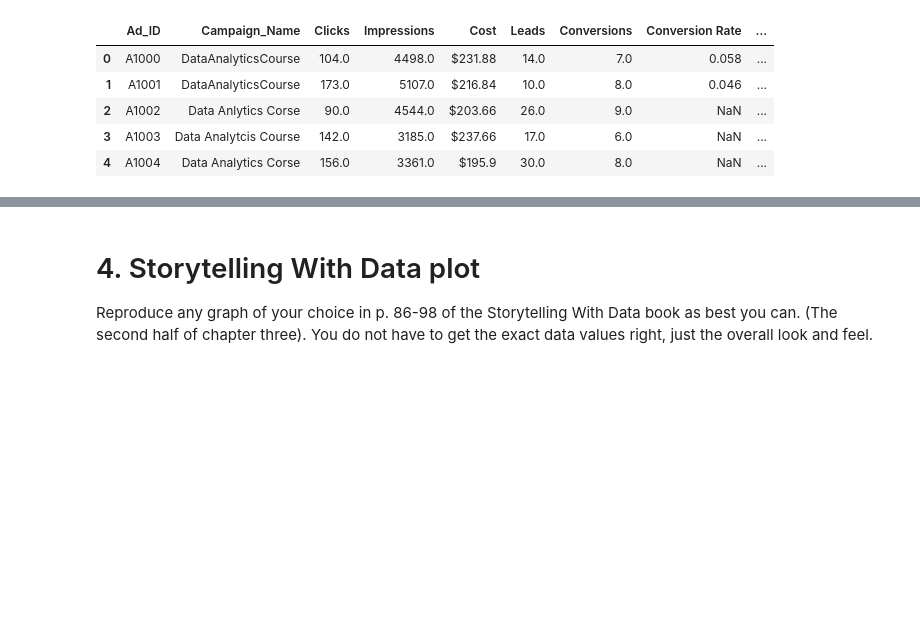
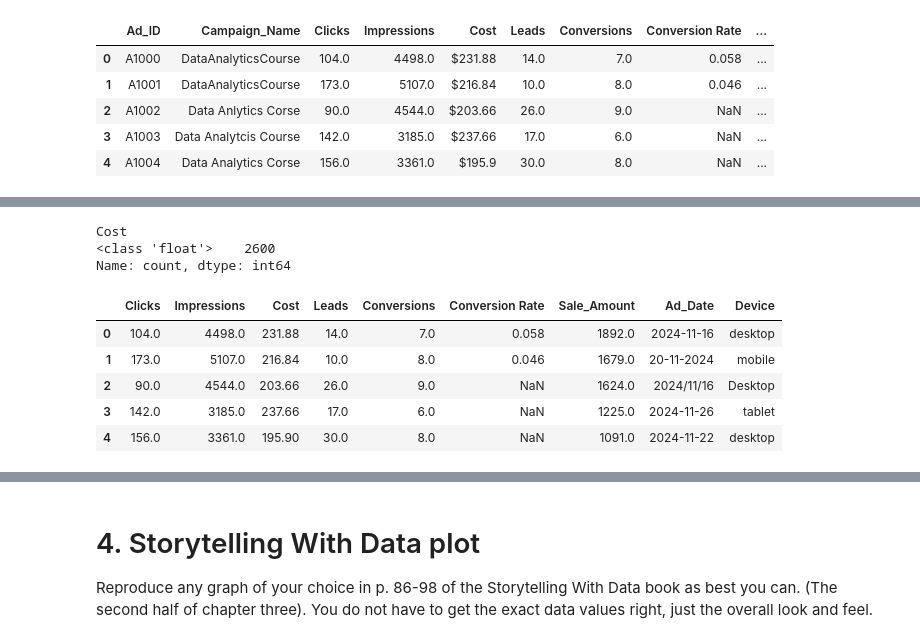
Before and after one commit to chenmichael2/MOD-B-O2, a Jupyter notebook: Week6.ipynb, the cells around one changed output, grey strips where cells are left out. Saved outputs shown, nothing was run; the diff lists cells and outputs as text; code cells hidden in the pictures; blank space fills up the shorter version.

```diff
--- a/Week6.ipynb
+++ b/Week6.ipynb
@@ -88,0 +124,7 @@ df.head()
+# %%
+s = df_clean["Cost"]
+s.apply(type).value_counts()
+# %% [output]
+Cost
+<class 'float'>    2600
+Name: count, dtype: int64
@@ -88,0 +134,9 @@ df.head()
+# %%
+df_clean.head()
+# %% [output]
+|  | Clicks | Impressions | Cost | Leads | Conversions | Conversion Rate | Sale_Amount | Ad_Date | Device |
+| 0 | 104.0 | 4498.0 | 231.88 | 14.0 | 7.0 | 0.058 | 1892.0 | 2024-11-16 | desktop |
+| 1 | 173.0 | 5107.0 | 216.84 | 10.0 | 8.0 | 0.046 | 1679.0 | 20-11-2024 | mobile |
+| 2 | 90.0 | 4544.0 | 203.66 | 26.0 | 9.0 | NaN | 1624.0 | 2024/11/16 | Desktop |
+| 3 | 142.0 | 3185.0 | 237.66 | 17.0 | 6.0 | NaN | 1225.0 | 2024-11-26 | tablet |
+| 4 | 156.0 | 3361.0 | 195.90 | 30.0 | 8.0 | NaN | 1091.0 | 2024-11-22 | desktop |
```
Also changed, not shown: parts of 8 cells of this notebook.
